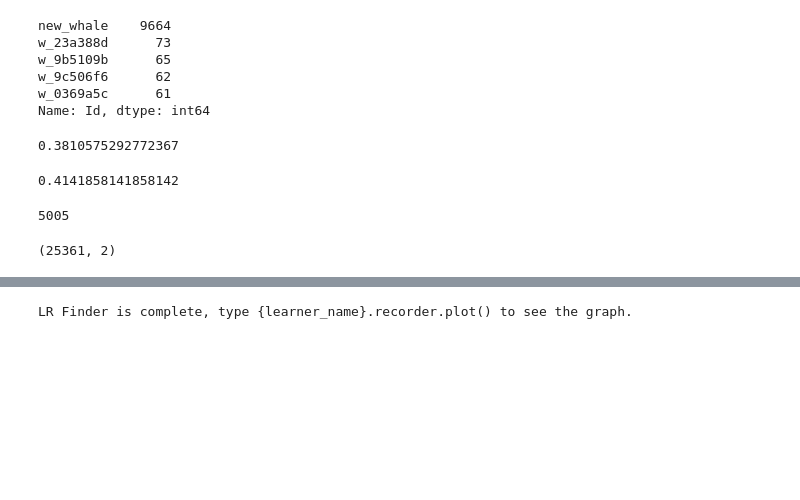
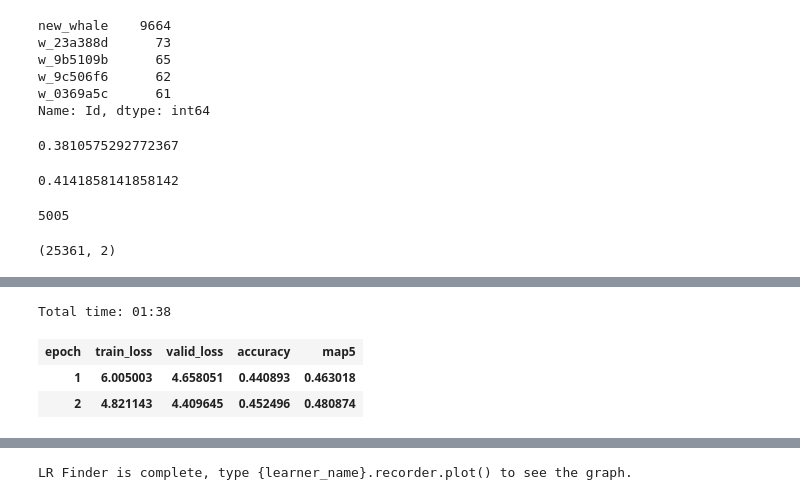
Before and after one commit to m090009/Kaggle-Humpback_Whale, a Jupyter notebook: Submission .ipynb, the cells around one changed output, grey strips where cells are left out. Saved outputs shown, nothing was run; the diff lists cells and outputs as text; code cells hidden in the pictures; blank space fills up the shorter version.

```diff
--- a/Submission .ipynb
+++ b/Submission .ipynb
@@ -81,3 +117,11 @@ Total time: 02:22
+# %%
+learn.to_fp16()
+learn.fit_one_cycle(2)
+# %% [output]
+Total time: 01:38
+| epoch | train_loss | valid_loss | accuracy | map5 |
+| 1 | 6.005003 | 4.658051 | 0.440893 | 0.463018 |
+| 2 | 4.821143 | 4.409645 | 0.452496 | 0.480874 |
 # %%
 learn.recorder.plot_losses()
 # %% [output]
```
Also changed, not shown: parts of 16 cells of this notebook, 3 other files.
